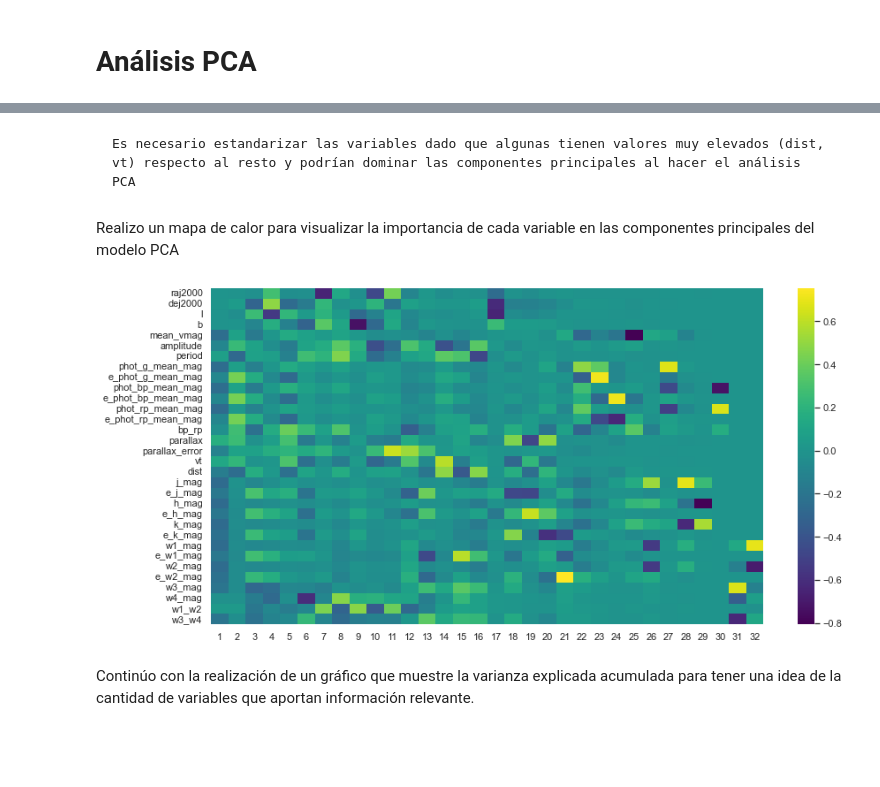
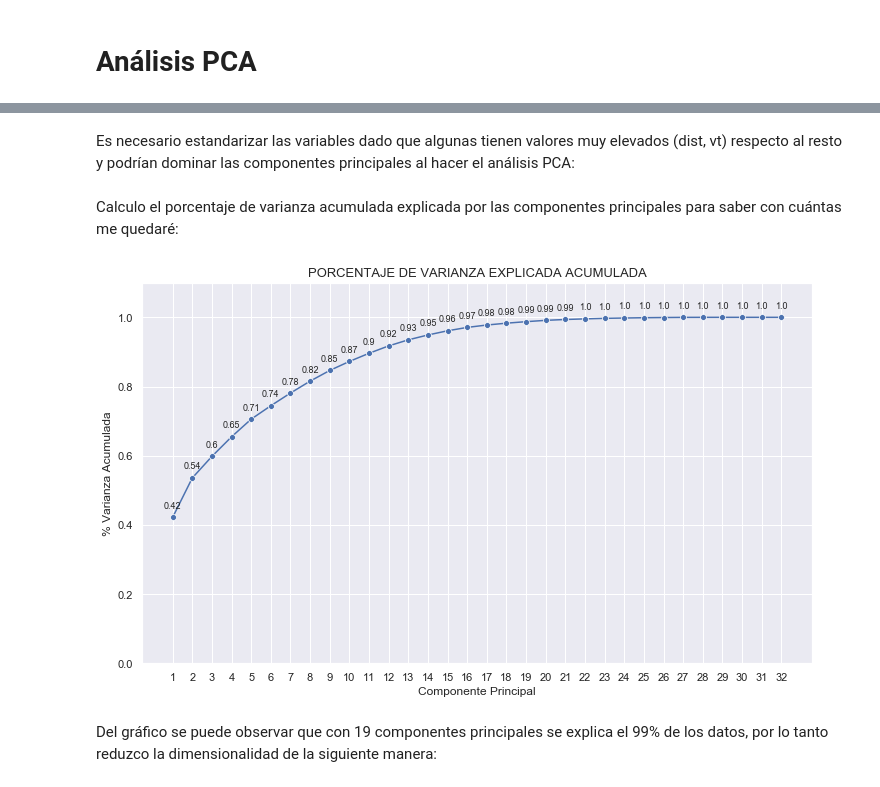
Before and after one commit to paulamique/Practica-Astroestadistica, a Jupyter notebook: Trabajo_Final_Miquelarena.ipynb, the cells around one changed output, grey strips where cells are left out. Saved outputs shown, nothing was run; the diff lists cells and outputs as text; code cells hidden in the pictures; blank space fills up the shorter version.

```diff
--- a/Trabajo_Final_Miquelarena.ipynb
+++ b/Trabajo_Final_Miquelarena.ipynb
@@ -178,10 +119,0 @@ for i in range (train3.shape[1]):
-# %%
-outliers=train3.columns
-fig=plt.figure(figsize=(19,20))
-fig.tight_layout()
-for i in range (train3.shape[1]):
-    x=train2[outliers[i]]
-    ax=plt.subplot(5,4,i+1)
-    ax.hist(x, bins=30)
-    ax.set(xlabel=outliers[i])
-    ax.set_xlim(min(x),max(x))
@@ -232,8 +158,39 @@ df
 # %% [markdown]
-    Es necesario estandarizar las variables dado que algunas tienen valores muy elevados (dist, vt) respecto al resto y podrían dominar las componentes principales al hacer el análisis PCA
+  Es necesario estandarizar las variables dado que algunas tienen valores muy elevados (dist, vt) respecto al resto y podrían dominar las componentes principales al hacer el análisis PCA:
 # %%
 from sklearn.decomposition import PCA
 from sklearn.pipeline import make_pipeline
 from sklearn.preprocessing import StandardScaler
 from sklearn.preprocessing import scale
+# %%
+#Genero un pipeline que normalice los datos y le aplique el modelo PCA:
+
+pipeline = make_pipeline(StandardScaler(), PCA())
+pipeline.fit(muestra2)
+pca = pipeline.named_steps['pca']  #extraigo modelo PCA
+
+#Armo Dataframe con componentes principales para todos los objetos de la muestra
+
+pca_data = pipeline.transform(muestra2)
+# %% [markdown]
+Calculo el porcentaje de varianza acumulada explicada por las componentes principales para saber con cuántas me quedaré:
+# %%
+prop_varianza_acum = pca.explained_variance_ratio_.cumsum()
+fig = plt.subplots(nrows=1, ncols=1, figsize=(12, 7))
+
+ax = sns.lineplot(x=np.arange(len(muestra2.columns)) + 1, y=prop_varianza_acum, marker='o', data=pca, legend='brief')
+
+for x, y in zip(np.arange(len(muestra2.columns))+1, prop_varianza_acum):
+    label = round(y, 2)
+    ax.annotate(round(y, 2), (x,y), textcoords="offset points", xytext=(0,9), ha='center', fontsize=9)
+
+ax.set_ylim(0, 1.1)
+ax.set_xticks(np.arange(pca.n_components_)+1)
+ax.set_title('PORCENTAJE DE VARIANZA EXPLICADA ACUMULADA', fontsize=13)
+ax.set_xlabel('Componente Principal')
+ax.set_ylabel('% Varianza Acumulada');
+# %% [output]
+[figure, added]
+# %% [markdown]
+Del gráfico se puede observar que con 19 componentes principales se explica el 99% de los datos, por lo tanto reduzco la dimensionalidad de la siguiente manera:
 # %%
@@ -243,10 +200,0 @@ pca = pipeline.named_steps['pca']  #extraigo modelo PCA
-# %% [markdown]
-Realizo un mapa de calor para visualizar la importancia de cada variable en las componentes principales del modelo PCA
-# %%
-fig = plt.subplots(nrows=1, ncols=1, figsize=(14, 7))
-heat_map = sns.heatmap(pca.components_.T, xticklabels=np.arange(pca.n_components_) + 1,
-                       yticklabels=muestra2.columns,cmap='viridis')
-# %% [output]
-[figure, removed]
-# %% [markdown]
-Continúo con la realización de un gráfico que muestre la varianza explicada acumulada para tener una idea de la cantidad de variables que aportan información relevante.
```
Also changed, not shown: parts of 46 cells of this notebook, 2 other files.
